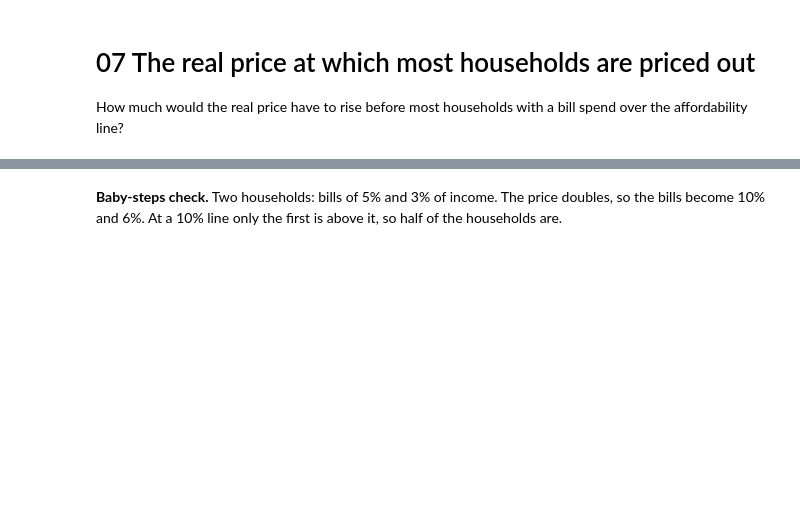
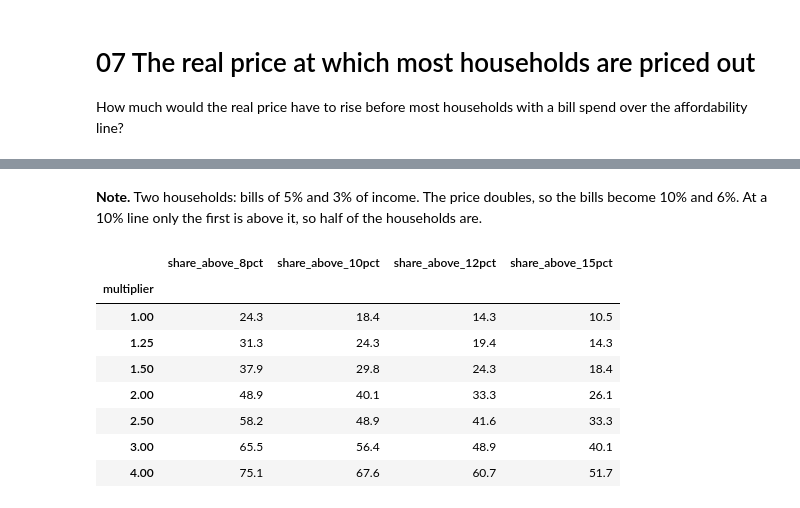
Before and after one commit to mmjmokoena-sketch/sa-electricity-nonpayment, a Jupyter notebook: projects/a_who_pays/notebooks/07_price_multiplier.ipynb, the cells around one changed output, grey strips where cells are left out. Drawn from its saved outputs; the diff is of its cells as text; code cells hidden in the pictures; blank space fills up the shorter version.

```diff
--- a/projects/a_who_pays/notebooks/07_price_multiplier.ipynb
+++ b/projects/a_who_pays/notebooks/07_price_multiplier.ipynb
@@ -22,8 +28,19 @@ ghs, ies, nfcm = build(MODE, save=False)
 # %% [markdown]
-**Baby-steps check.** Two households: bills of 5% and 3% of income. The price doubles, so the bills become 10% and 6%. At a 10% line only the first is above it, so half of the households are.
+**Note.** Two households: bills of 5% and 3% of income. The price doubles, so the bills become 10% and 6%. At a 10% line only the first is above it, so half of the households are.
 # %%
 from src.a_who_pays import affordability, price_multiplier as pm
 
 pool = affordability.paying_households(ies)
 mult = pm.multiplier_table(pool, cfg["price_multiplier"]["multipliers"], [0.08, 0.10, 0.12, 0.15])
-mult.round(3)
+shares = mult.set_index("multiplier") * 100          # shares of households, in %
+shares.round(1)
+# %% [output]
+|  | share_above_8pct | share_above_10pct | share_above_12pct | share_above_15pct |
+| multiplier |  |  |  |  |
+| 1.00 | 24.3 | 18.4 | 14.3 | 10.5 |
+| 1.25 | 31.3 | 24.3 | 19.4 | 14.3 |
+| 1.50 | 37.9 | 29.8 | 24.3 | 18.4 |
+| 2.00 | 48.9 | 40.1 | 33.3 | 26.1 |
+| 2.50 | 58.2 | 48.9 | 41.6 | 33.3 |
+| 3.00 | 65.5 | 56.4 | 48.9 | 40.1 |
+| 4.00 | 75.1 | 67.6 | 60.7 | 51.7 |
```
Also changed, not shown: parts of 10 cells of this notebook, 3 other files.
